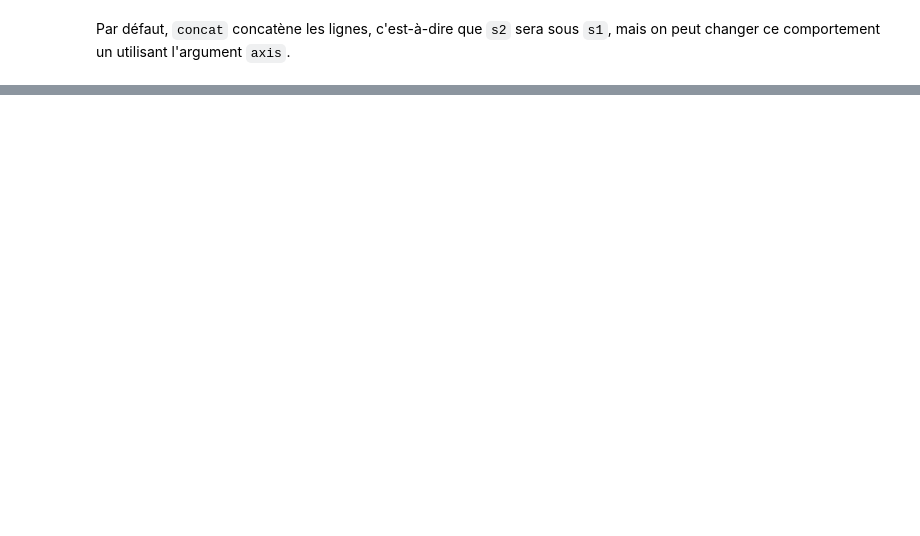
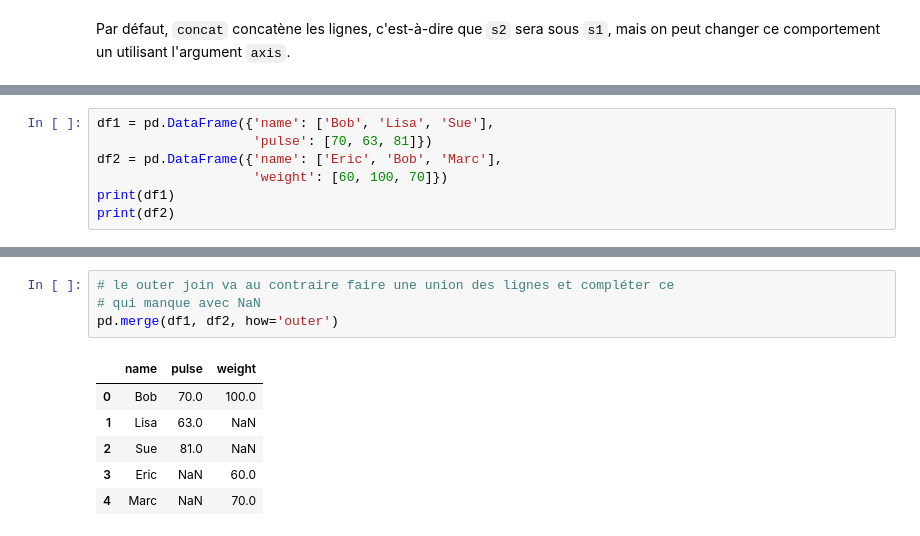
Before and after one commit to flotpython/course, a Jupyter notebook: w7/w7-s3-c04-operations-avancee-pandas.ipynb, the cells around one changed output, grey strips where cells are left out. Drawn from its saved outputs; the diff is of its cells as text; blank space fills up the shorter version.

```diff
--- a/w7/w7-s3-c04-operations-avancee-pandas.ipynb
+++ b/w7/w7-s3-c04-operations-avancee-pandas.ipynb
@@ -49,0 +291,7 @@ pd.concat([s1, s2], axis=1)
+# %%
+df1 = pd.DataFrame({'name': ['Bob', 'Lisa', 'Sue'],
+                    'pulse': [70, 63, 81]})
+df2 = pd.DataFrame({'name': ['Eric', 'Bob', 'Marc'],
+                    'weight': [60, 100, 70]})
+print(df1)
+print(df2)
@@ -49,0 +316,11 @@ pd.concat([s1, s2], axis=1)
+# %%
+# le outer join va au contraire faire une union des lignes et compléter ce
+# qui manque avec NaN
+pd.merge(df1, df2, how='outer')
+# %% [output]
+|  | name | pulse | weight |
+| 0 | Bob | 70.0 | 100.0 |
+| 1 | Lisa | 63.0 | NaN |
+| 2 | Sue | 81.0 | NaN |
+| 3 | Eric | NaN | 60.0 |
+| 4 | Marc | NaN | 70.0 |
```
Also changed, not shown: parts of 46 cells of this notebook.
